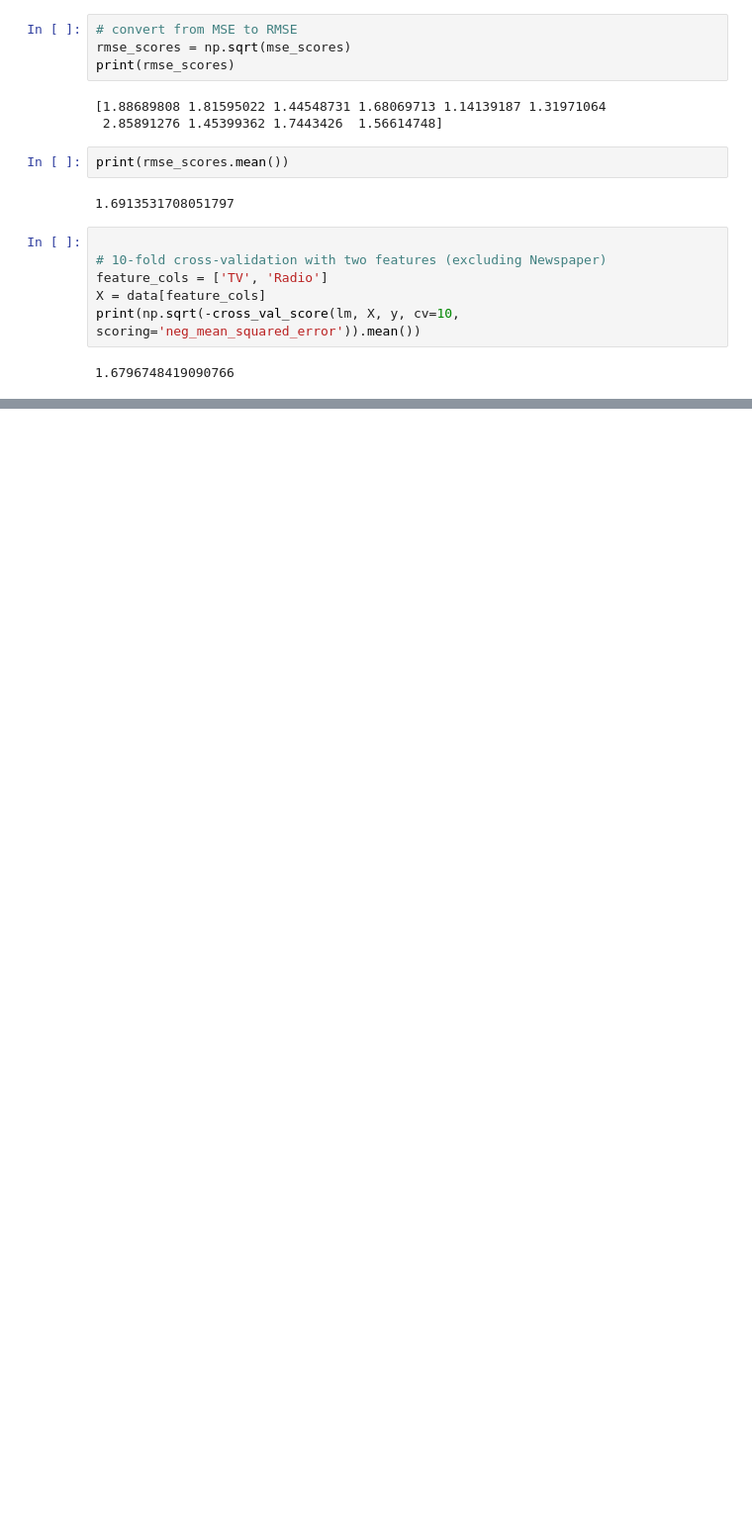
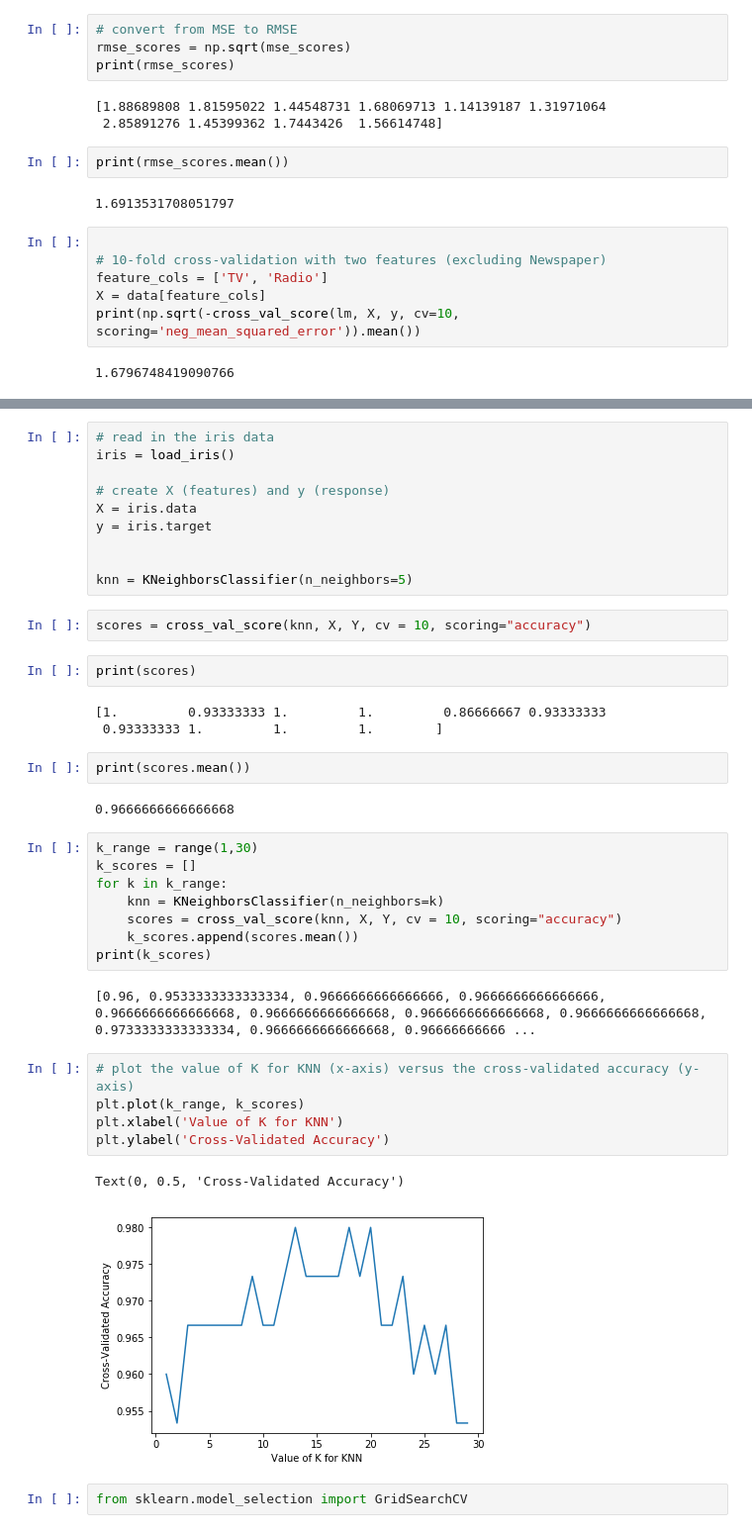
Before and after one commit to Alferdize/Machine-Learning-in-Python, a Jupyter notebook: path_of_ML/Scikit-learn/Untitled.ipynb, the cells around one changed output, grey strips where cells are left out. Shown: that part at 99% size. Drawn from its saved outputs; the diff is of its cells as text; blank space fills up the shorter version.

Commit message:
model

```diff
--- a/path_of_ML/Scikit-learn/Untitled.ipynb
+++ b/path_of_ML/Scikit-learn/Untitled.ipynb
@@ -560,0 +556,41 @@ print(np.sqrt(-cross_val_score(lm, X, y, cv=10, scoring='neg_mean_squared_error'
+# %%
+# read in the iris data
+iris = load_iris()
+
+# create X (features) and y (response)
+X = iris.data
+y = iris.target
+
+
+knn = KNeighborsClassifier(n_neighbors=5)
+# %%
+scores = cross_val_score(knn, X, Y, cv = 10, scoring="accuracy")
+# %%
+print(scores)
+# %% [output]
+[1.         0.93333333 1.         1.         0.86666667 0.93333333
+ 0.93333333 1.         1.         1.        ]
+# %%
+print(scores.mean())
+# %% [output]
+0.9666666666666668
+# %%
+k_range = range(1,30)
+k_scores = []
+for k in k_range:
+    knn = KNeighborsClassifier(n_neighbors=k)
+    scores = cross_val_score(knn, X, Y, cv = 10, scoring="accuracy")
+    k_scores.append(scores.mean())
+print(k_scores)
+# %% [output]
+[0.96, 0.9533333333333334, 0.9666666666666666, 0.9666666666666666, 0.9666666666666668, 0.9666666666666668, 0.9666666666666668, 0.9666666666666668, 0.9733333333333334, 0.9666666666666668, 0.96666666666 ...
+# %%
+# plot the value of K for KNN (x-axis) versus the cross-validated accuracy (y-axis)
+plt.plot(k_range, k_scores)
+plt.xlabel('Value of K for KNN')
+plt.ylabel('Cross-Validated Accuracy')
+# %% [output]
+Text(0, 0.5, 'Cross-Validated Accuracy')
+[figure, added]
+# %%
+from sklearn.model_selection import GridSearchCV
```
Also changed, not shown: parts of 23 cells of this notebook.
